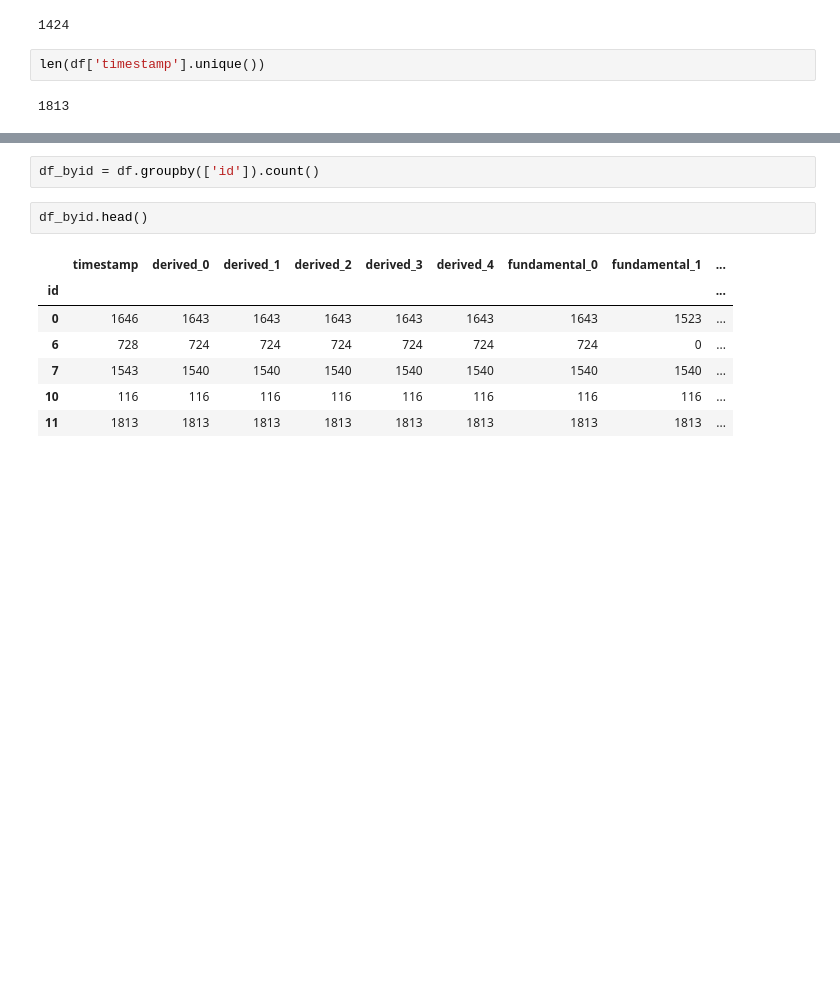
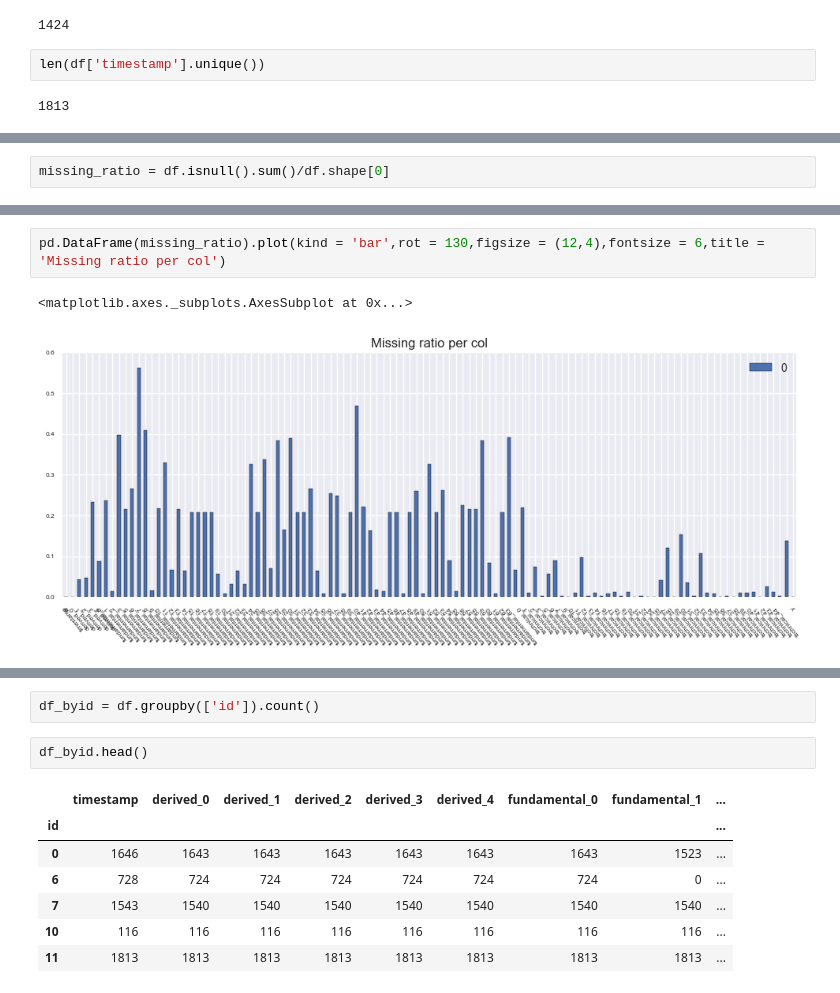
Before and after one commit to MiyainNYC/two-sigma-data-challenge, a Jupyter notebook: raw_script.ipynb, the cells around one changed output, grey strips where cells are left out. Saved outputs shown, nothing was run; the diff lists cells and outputs as text; blank space fills up the shorter version.

```diff
--- a/raw_script.ipynb
+++ b/raw_script.ipynb
@@ -36,0 +34,2 @@ True
+# %%
+missing_ratio = df.isnull().sum()/df.shape[0]
@@ -36,0 +46,5 @@ True
+# %%
+pd.DataFrame(missing_ratio).plot(kind = 'bar',rot = 130,figsize = (12,4),fontsize = 6,title = 'Missing ratio per col')
+# %% [output]
+<matplotlib.axes._subplots.AxesSubplot at 0x...>
+[figure, added]
```
Also changed, not shown: parts of 4 cells of this notebook.
